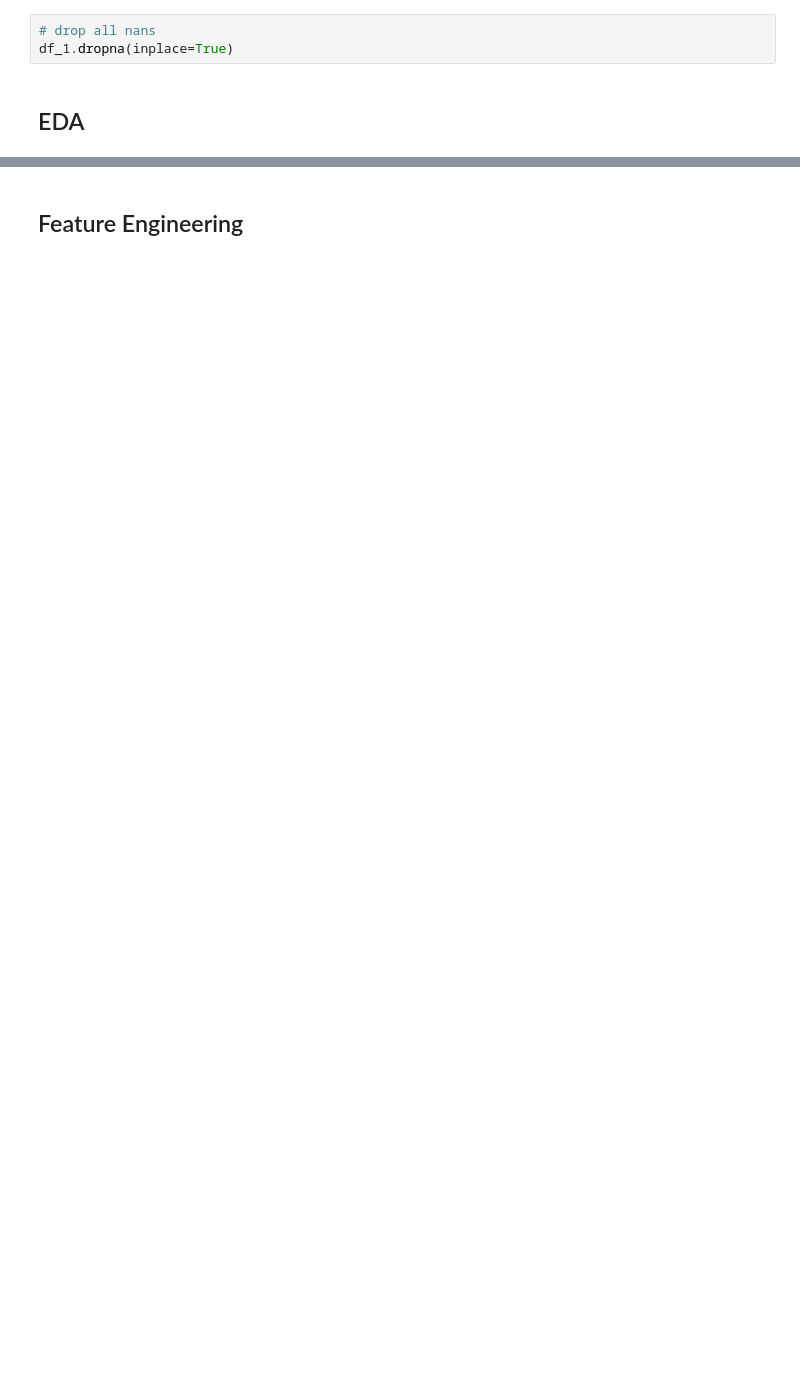
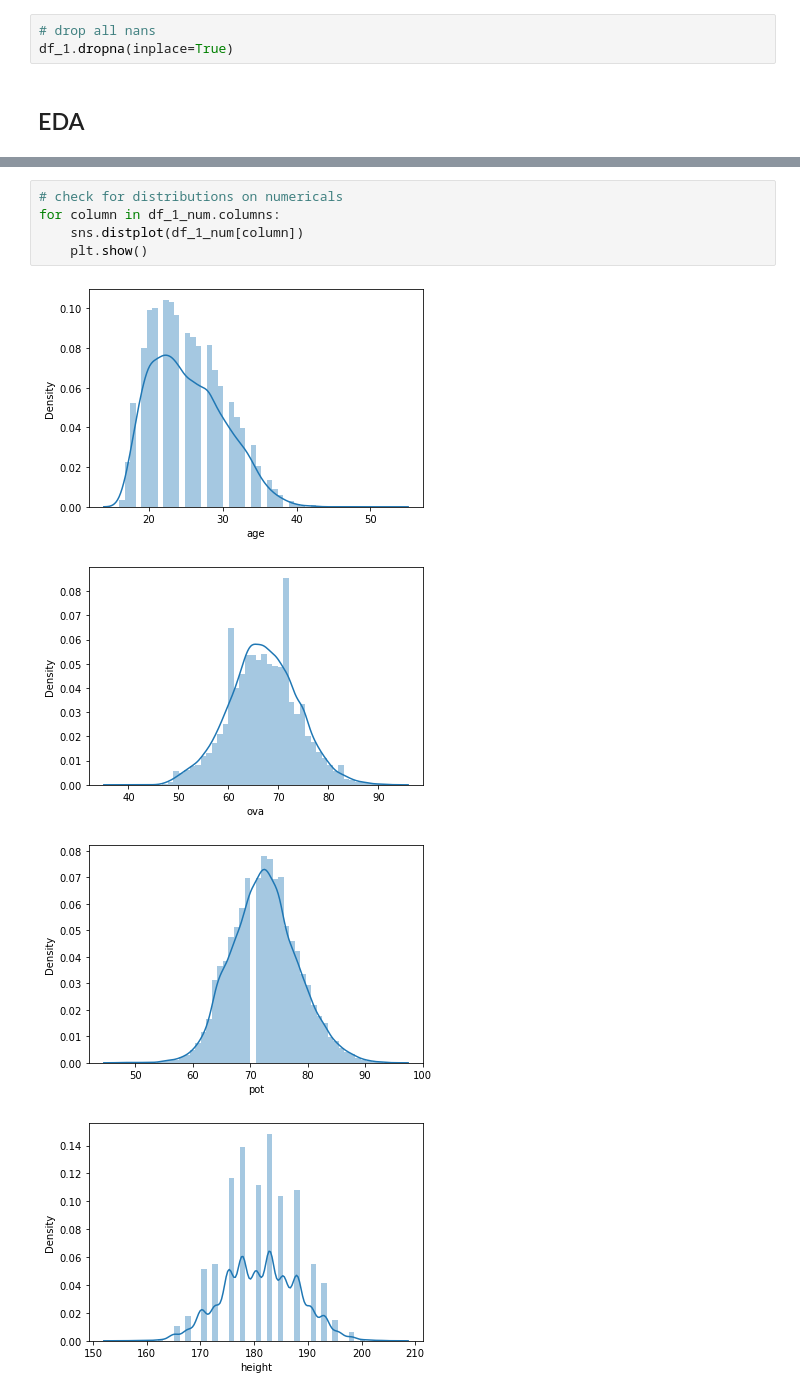
Before and after one commit to nataschaberg/lab-football-fifa-data, a Jupyter notebook: fifa-analysis.ipynb, the cells around one changed output, grey strips where cells are left out. Drawn from its saved outputs; the diff is of its cells as text; blank space fills up the shorter version.

```diff
--- a/fifa-analysis.ipynb
+++ b/fifa-analysis.ipynb
@@ -234,5 +232,13 @@ check_correlation(df_1_num, 0.9)
  'sprint_speed',
  'standing_tackle',
  'total_stats'}
-# %% [markdown]
-## Feature Engineering
+# %%
+# check for distributions on numericals
+for column in df_1_num.columns:
+    sns.distplot(df_1_num[column])
+    plt.show()
+# %% [output]
+[figure, added]
+[figure, added]
+[figure, added]
+[figure, added]
```
Also changed, not shown: parts of 25 cells of this notebook.
